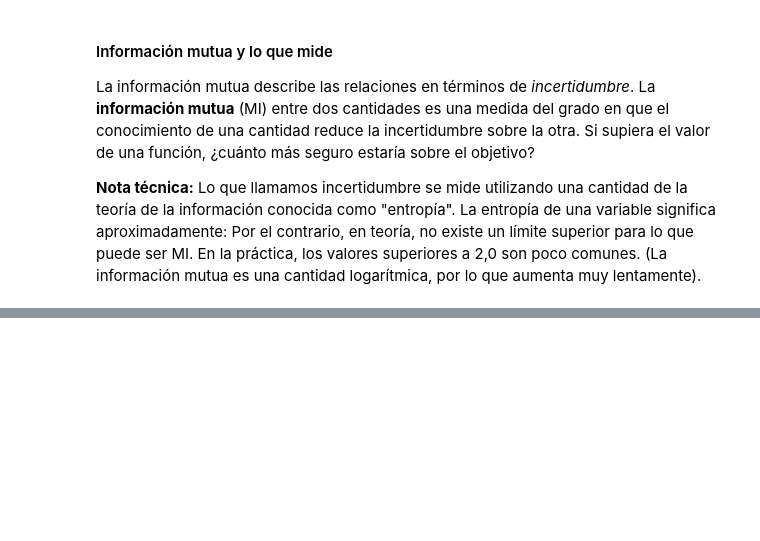
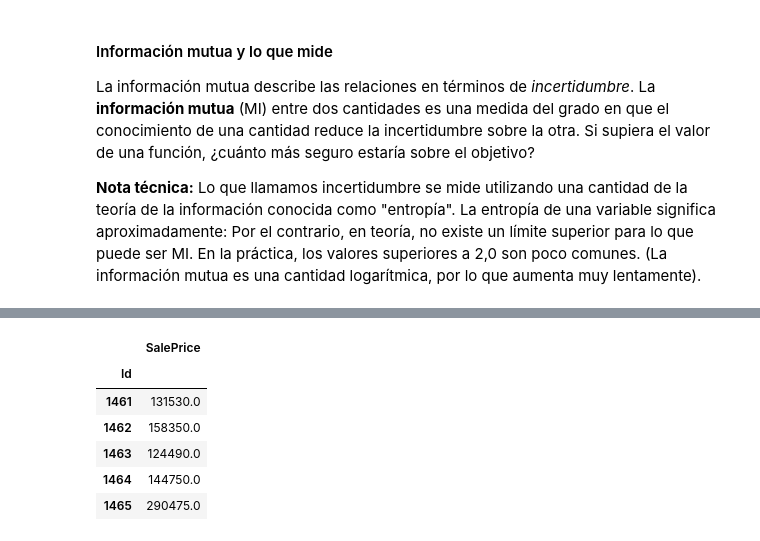
Before and after one commit to danieldhats7/Advanced_Regression_Techniques, a Jupyter notebook: notebooks/01_Mutual_information.ipynb, the cells around one changed output, grey strips where cells are left out. Saved outputs shown, nothing was run; the diff lists cells and outputs as text; code cells hidden in the pictures; blank space fills up the shorter version.

Commit message:
predicts of mi

```diff
--- a/notebooks/01_Mutual_information.ipynb
+++ b/notebooks/01_Mutual_information.ipynb
@@ -206,0 +150,28 @@ def make_mi_scores(X, y, discrete_features):
+# %%
+test = pd.read_csv('../in/test.csv')
+test = test[X_.columns]
+
+test_num = test.select_dtypes('number')
+test_obj = test.select_dtypes('object')
+# %%
+test_num_imp = pd.DataFrame(numerical_imputer.fit_transform(test_num), columns= test_num.columns)
+test_obj_imp = pd.DataFrame(object_imputer.fit_transform(test_obj), columns= test_obj.columns)
+df_object_ord = pd.DataFrame(ordinal.fit_transform(test_obj_imp), columns=test_obj_imp.columns)
+# %%
+test_ = pd.concat([test_num_imp,df_object_ord], axis=1)
+# %%
+pred = model.predict(test_)
+# %%
+predict = pd.DataFrame(pred, columns=['SalePrice'])
+predict['Id'] = index=pred_example.Id
+predict = predict.set_index('Id')
+predict.to_csv('../out/model_MI.csv')
+predict.head()
+# %% [output]
+|  | SalePrice |
+| Id |  |
+| 1461 | 131530.0 |
+| 1462 | 158350.0 |
+| 1463 | 124490.0 |
+| 1464 | 144750.0 |
+| 1465 | 290475.0 |
```
Also changed, not shown: parts of 31 cells of this notebook, 3 other files.
